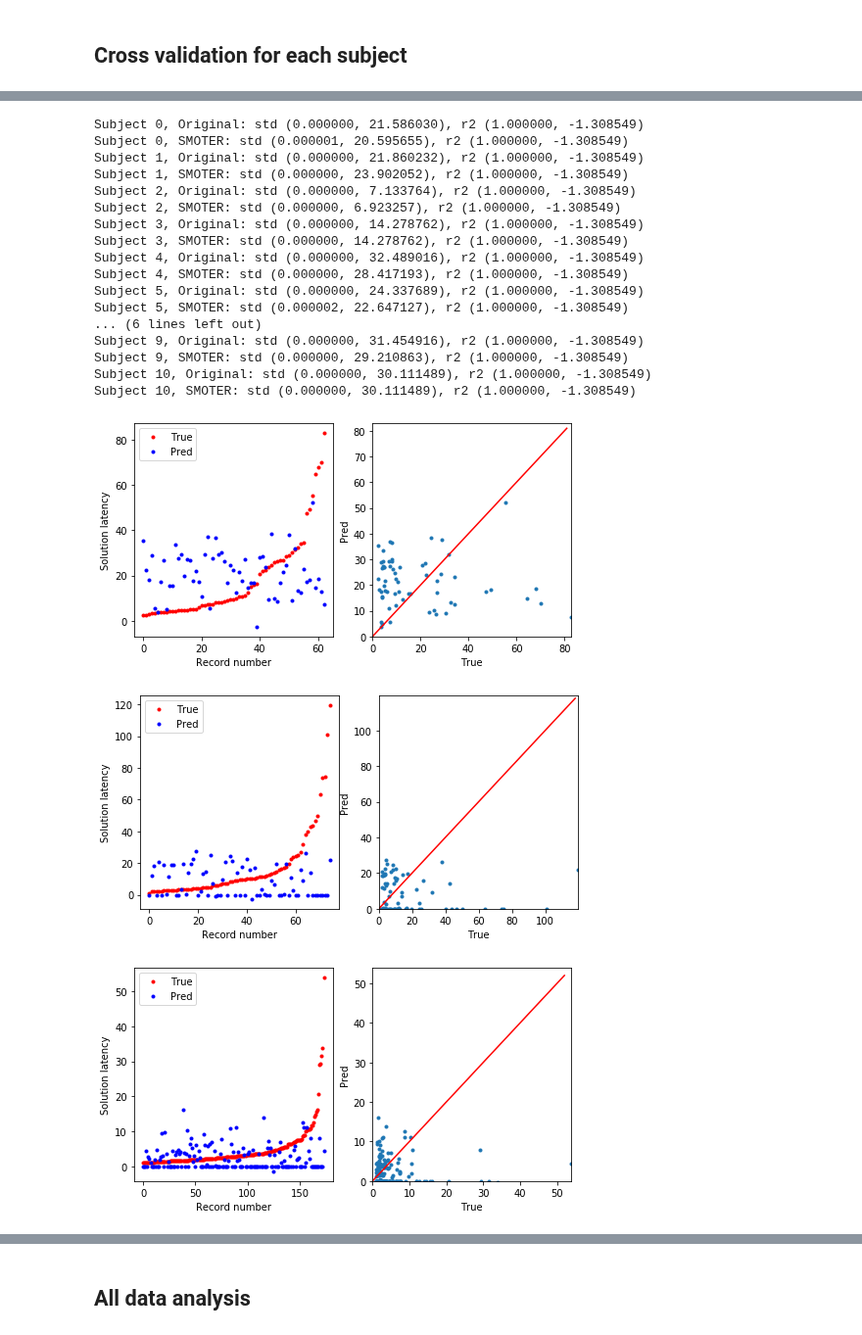
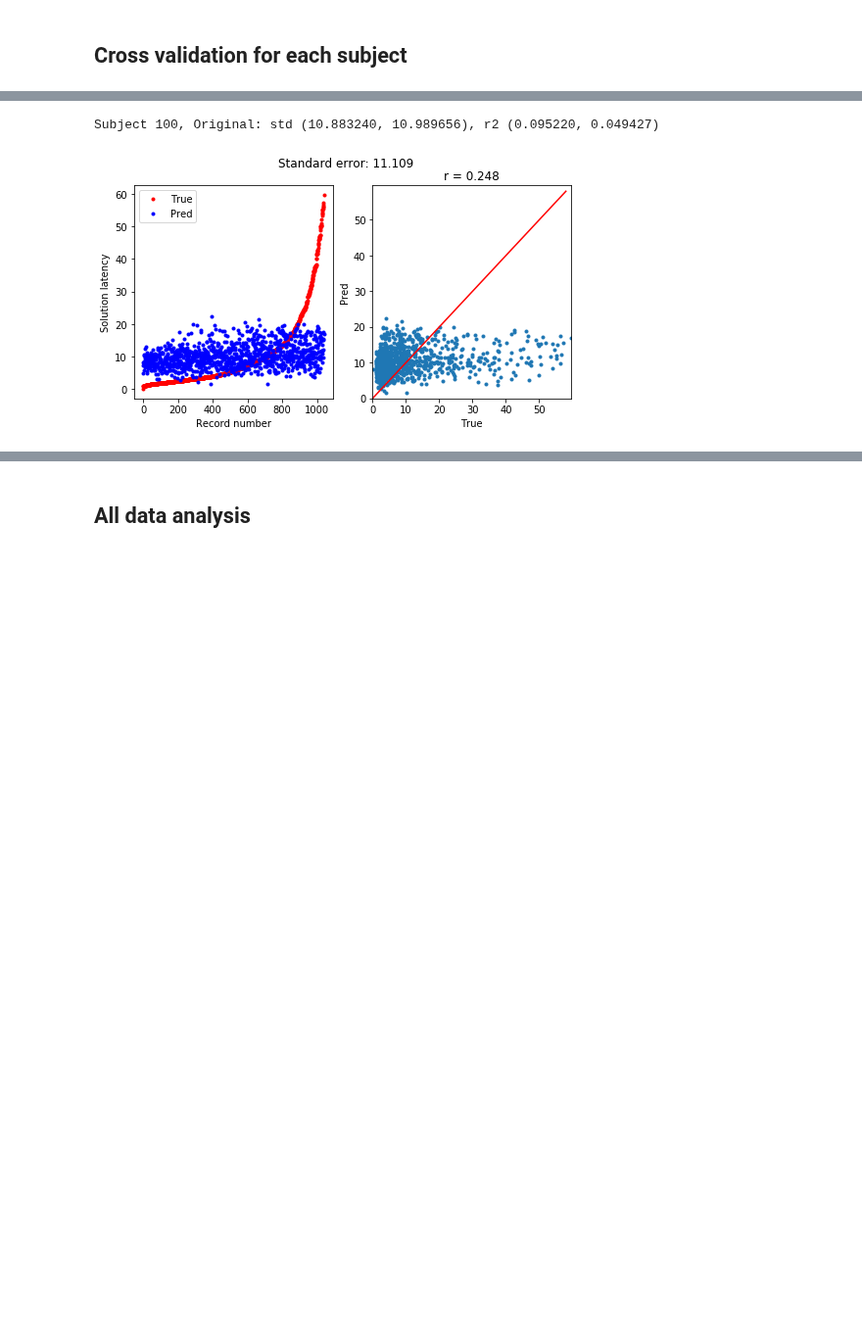
Before and after one commit to hundredball/Math24, a Jupyter notebook: Ginny_ERSP/ERSP_binary_classification.ipynb, the cells around one changed output, grey strips where cells are left out. Shown at 98% size. Drawn from its saved outputs; the diff is of its cells as text; code cells hidden in the pictures; blank space fills up the shorter version.

```diff
--- a/Ginny_ERSP/ERSP_binary_classification.ipynb
+++ b/Ginny_ERSP/ERSP_binary_classification.ipynb
@@ -352,6 +353,9 @@ def plot_scatter(true, pred, fileName=None):
     axs[1].set_xlim([0, max_value])
     axs[1].set_ylim([0, max_value])
     axs[1].set_title('r = %.3f'%(np.corrcoef(true, pred)[0,1]))
+
+    std = standard_error(true, pred)
+    fig.suptitle('Standard error: %.3f'%(std))
 
     if fileName is not None:
         plt.savefig('./results/classical/%s_scatter.png'%(fileName))
@@ -396,12 +400,12 @@ def regression(X_train, Y_train, X_test, Y_test, regressor):
 mode_cv = 'KFold'
 #aug_methods = ['Original', 'undersampling', 'SMOTER', 'add_noise']
 aug_methods = ['Original']
-center_flag = True
+center_flag = False
 add_correlation = False
 select_correlated = False
 num_time = 1
 method = 3
-rgr_method = 4
+rgr_method = 1
 num_results = len(aug_methods)
 
 if mode_cv == 'KFold':
@@ -439,6 +443,8 @@ for i, (train_index, test_index) in enumerate(kf.split(ERSP_all)):
     if add_correlation:
         # Get correlation between channels
         correlations = add_features.get_correlations(X_all)
+        corr_train = correlations[train_index,:]
+        corr_test = correlations[test_index,:]
 
     if select_correlated:
         # Select correlated ERSP
@@ -501,10 +507,18 @@ for i, (train_index, test_index) in enumerate(kf.split(ERSP_all)):
 
         # Concatenate with correlations
         if add_correlation:
+            '''
             pca = PCA(n_components=10)
             pca.fit(correlations[train_index,:])
             corr_train = pca.transform(correlations[train_index,:])
             corr_test = pca.transform(correlations[test_index,:])
+            '''
+            '''
+            # Standardize power
+            X_train, X_test = preprocessing.scale(X_train, X_test)
+            # Standardize correlations
+            corr_train, corr_test = preprocessing.scale(corr_train, corr_test)
+            '''
 
             X_train = np.concatenate((X_train, corr_train), axis=1)
             X_test = np.concatenate((X_test, corr_test), axis=1)
@@ -765,35 +786,17 @@ SMOTER: 0.000000 | 43.071594, 1.000000 | -1.700731
 # %%
-for i_sub in range(11):
+for i_sub, sub in enumerate(subs):
     train_std = record['train_std'][i_sub]
     test_std = record['test_std'][i_sub]
     train_r2 = record['train_r2'][i_sub]
     test_std = record['test_std'][i_sub]
     true_Y = record['true_Y'][i_sub]
     pred_Y = record['pred_Y'][i_sub]
 
     for i, aug_method in enumerate(aug_methods):
-        print('Subject %d, %s: std (%f, %f), r2 (%f, %f)'%(i_sub, aug_method, \
+        print('Subject %d, %s: std (%f, %f), r2 (%f, %f)'%(sub, aug_method, \
             np.mean(train_std[:,i]), np.mean(test_std[:,i]), np.mean(train_r2[:,i]), np.mean(test_r2[:,i])))
 
-    plot_scatter(true_Y, pred_Y[:,1], 'PreData_sub%d'%(i_sub))
+        plot_scatter(true_Y, pred_Y[:,i], 'RawData_%s_sub%d_std_%.2f'%(aug_method, sub, np.mean(test_std[:,i])))
 # %% [output]
-Subject 0, Original: std (0.000000, 21.586030), r2 (1.000000, -1.308549)
-Subject 0, SMOTER: std (0.000001, 20.595655), r2 (1.000000, -1.308549)
-Subject 1, Original: std (0.000000, 21.860232), r2 (1.000000, -1.308549)
-Subject 1, SMOTER: std (0.000000, 23.902052), r2 (1.000000, -1.308549)
-Subject 2, Original: std (0.000000, 7.133764), r2 (1.000000, -1.308549)
-Subject 2, SMOTER: std (0.000000, 6.923257), r2 (1.000000, -1.308549)
-Subject 3, Original: std (0.000000, 14.278762), r2 (1.000000, -1.308549)
-Subject 3, SMOTER: std (0.000000, 14.278762), r2 (1.000000, -1.308549)
-Subject 4, Original: std (0.000000, 32.489016), r2 (1.000000, -1.308549)
-Subject 4, SMOTER: std (0.000000, 28.417193), r2 (1.000000, -1.308549)
-Subject 5, Original: std (0.000000, 24.337689), r2 (1.000000, -1.308549)
-Subject 5, SMOTER: std (0.000002, 22.647127), r2 (1.000000, -1.308549)
-... (6 lines left out)
-Subject 9, Original: std (0.000000, 31.454916), r2 (1.000000, -1.308549)
-Subject 9, SMOTER: std (0.000000, 29.210863), r2 (1.000000, -1.308549)
-Subject 10, Original: std (0.000000, 30.111489), r2 (1.000000, -1.308549)
-Subject 10, SMOTER: std (0.000000, 30.111489), r2 (1.000000, -1.308549)
+Subject 100, Original: std (10.883240, 10.989656), r2 (0.095220, 0.049427)
-[figure, old version]
+[figure, new version]
-[figure, removed]
-[figure, removed]
```
Also changed, not shown: parts of 8 cells of this notebook, 10 other files.
